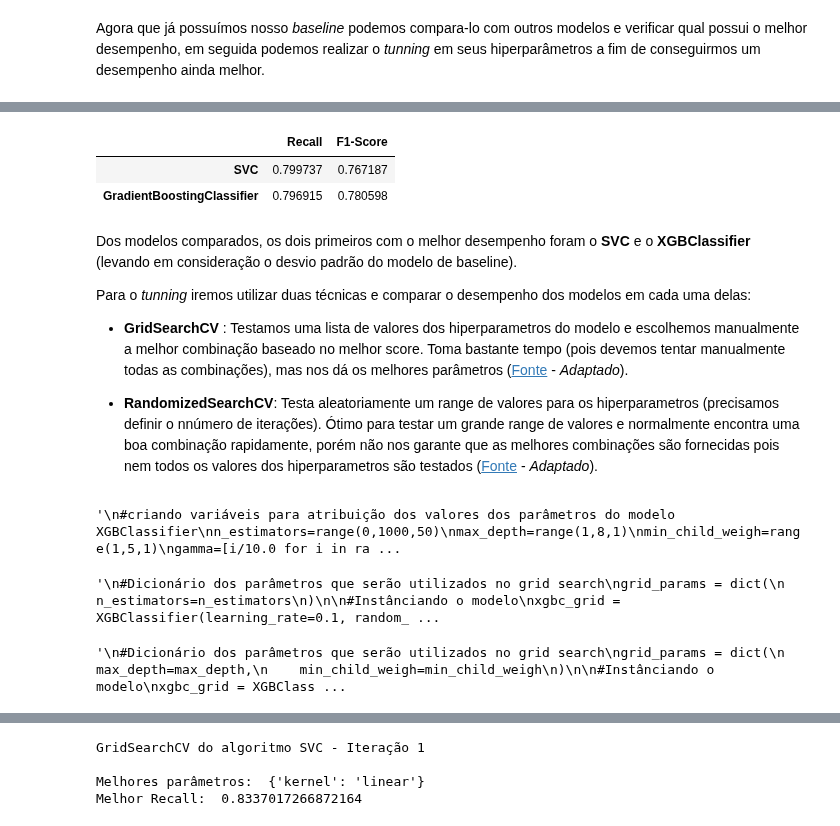
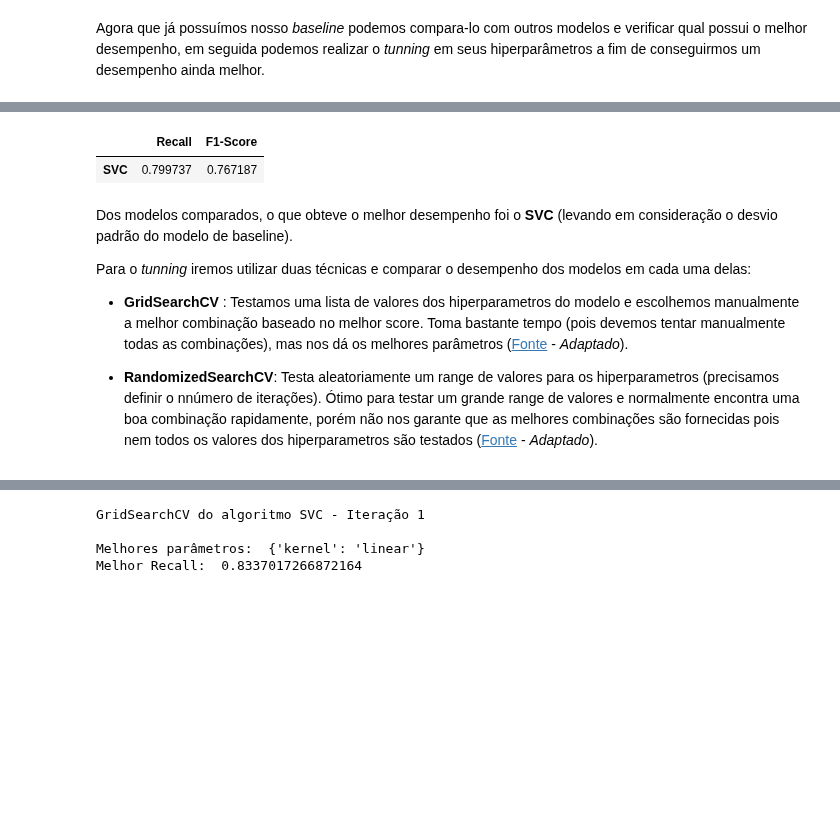
Before and after one commit to LuisCSGuimaraes/ChurnPrediction, a Jupyter notebook: Notebook/Churn Prediction.ipynb, the cells around one changed output, grey strips where cells are left out. Saved outputs shown, nothing was run; the diff lists cells and outputs as text; code cells hidden in the pictures; blank space fills up the shorter version.

Commit message:
Tunning do algoritmo SVC

```diff
--- a/Notebook/Churn Prediction.ipynb
+++ b/Notebook/Churn Prediction.ipynb
@@ -1629,78 +1610,14 @@ df_modelos
 # %%
 #Buscando os modelos com desempenho superior ao baseline
-df_modelos.loc[(df_modelos.Recall > (base_recall.mean() - base_recall.std())) & (df_modelos['F1-Score'] > (base_f1.mean() - base_f1.std()))].sort_values(by='Recall', ascending=False)[:2]
+df_modelos.loc[(df_modelos.Recall > (base_recall.mean() - base_recall.std())) & (df_modelos['F1-Score'] > (base_f1.mean() - base_f1.std()))].sort_values(by='Recall', ascending=False)[:1]
 # %% [output]
 |  | Recall | F1-Score |
 | SVC | 0.799737 | 0.767187 |
-| GradientBoostingClassifier | 0.796915 | 0.780598 |
 # %% [markdown]
-Dos modelos comparados, os dois primeiros com o melhor desempenho foram o **SVC** e o **XGBClassifier** (levando em consideração o desvio padrão do modelo de baseline).
+Dos modelos comparados, o que obteve o melhor desempenho foi o **SVC** (levando em consideração o desvio padrão do modelo de baseline).
 
 Para o *tunning* iremos utilizar duas técnicas e comparar o desempenho dos modelos em cada uma delas:
 
  - **GridSearchCV** : Testamos uma lista de valores dos hiperparametros do modelo e escolhemos manualmente a melhor combinação baseado no melhor score. Toma bastante tempo (pois devemos tentar manualmente todas as combinações), mas nos dá os melhores parâmetros ([Fonte](https://www.kaggle.com/general/212697) - *Adaptado*).
 
  - **RandomizedSearchCV**: Testa aleatoriamente um range de valores para os hiperparametros (precisamos definir o nnúmero de iterações). Ótimo para testar um grande range de valores e normalmente encontra uma boa combinação rapidamente, porém não nos garante que as melhores combinações são fornecidas pois nem todos os valores dos hiperparametros são testados ([Fonte](https://www.kaggle.com/general/212697) - *Adaptado*).
-# %%
-'''
-#criando variáveis para atribuição dos valores dos parâmetros do modelo XGBClassifier
-n_estimators=range(0,1000,50)
-max_depth=range(1,8,1)
-min_child_weigh=range(1,5,1)
-gamma=[i/10.0 for i in range(0,5)]
-learning_rate=[0.001, 0.01, 0.1, 1]
-'''
-# %% [output]
-'\n#criando variáveis para atribuição dos valores dos parâmetros do modelo XGBClassifier\nn_estimators=range(0,1000,50)\nmax_depth=range(1,8,1)\nmin_child_weigh=range(1,5,1)\ngamma=[i/10.0 for i in ra ...
-# %%
-'''
-#Dicionário dos parâmetros que serão utilizados no grid search
-grid_params = dict(
-    n_estimators=n_estimators
-)
-
-#Instânciando o modelo
-xgbc_grid = XGBClassifier(learning_rate=0.1, random_state=seed)
-
-#Instânciando o modelo de Grid Search
-grid = GridSearchCV(xgbc_grid,
-                    grid_params,
-                    scoring='recall')
-
-#Fit do modelo nos dados de treino
-grid.fit(X_train, y_train)
-
-#Exibindo
-print("GridSearchCV do algoritmo XGBClassifier - Iteração 1\n")
-print("Melhores parâmetros: ", grid.best_params_)
-print("Melhor Recall: ", grid.best_score_)
-'''
-# %% [output]
-'\n#Dicionário dos parâmetros que serão utilizados no grid search\ngrid_params = dict(\n    n_estimators=n_estimators\n)\n\n#Instânciando o modelo\nxgbc_grid = XGBClassifier(learning_rate=0.1, random_ ...
-# %%
-"""
-#Dicionário dos parâmetros que serão utilizados no grid search
-grid_params = dict(
-    max_depth=max_depth,
-    min_child_weigh=min_child_weigh
-)
-
-#Instânciando o modelo
-xgbc_grid = XGBClassifier(n_estimators=50,
-                       random_state=seed)
-
-#Instânciando o modelo de Grid Search
-grid = GridSearchCV(xgbc_grid,
-                    grid_params,
-                    scoring='recall')
-
-#Fit do modelo nos dados de treino
-grid.fit(X_train, y_train)
-
-#Exibindo
-print("GridSearchCV do algoritmo XGBClassifier - Iteração 2\n")
-print("Melhores parâmetros: ", grid.best_params_)
-print("Melhor Recall: ", grid.best_score_)
-"""
-# %% [output]
-'\n#Dicionário dos parâmetros que serão utilizados no grid search\ngrid_params = dict(\n    max_depth=max_depth,\n    min_child_weigh=min_child_weigh\n)\n\n#Instânciando o modelo\nxgbc_grid = XGBClass ...
```
Also changed, not shown: parts of 18 cells of this notebook.
